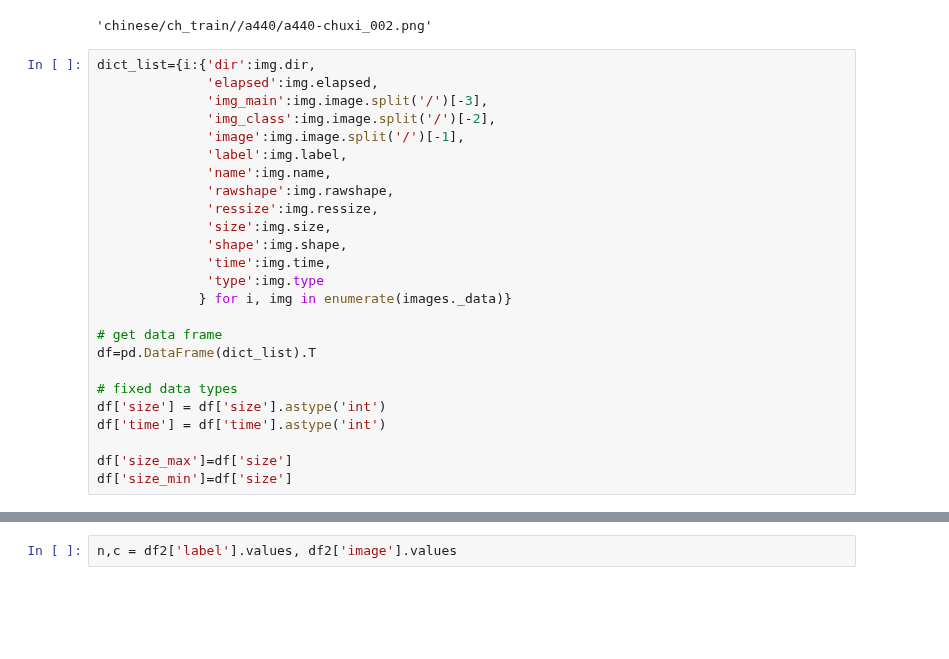
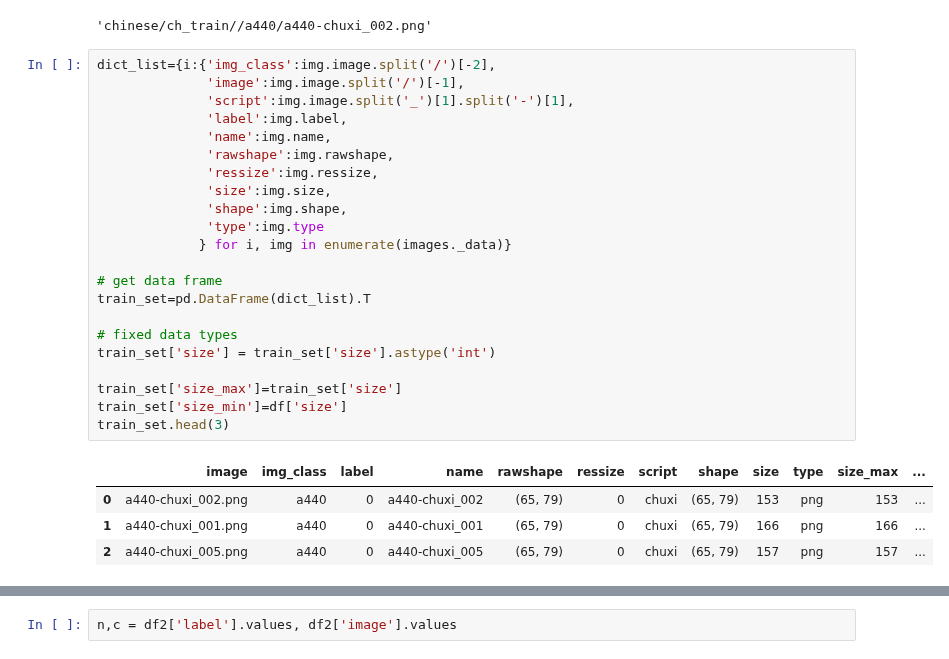
Before and after one commit to kimrharper/data_science_nltk, a Jupyter notebook: chinese_image/ryan-data.ipynb, the cells around one changed output, grey strips where cells are left out. Drawn from its saved outputs; the diff is of its cells as text; blank space fills up the shorter version.

```diff
--- a/chinese_image/ryan-data.ipynb
+++ b/chinese_image/ryan-data.ipynb
@@ -44,28 +44,30 @@ images[0].image
 # %% [output]
 'chinese/ch_train//a440/a440-chuxi_002.png'
 # %%
-dict_list={i:{'dir':img.dir,
-              'elapsed':img.elapsed,
-              'img_main':img.image.split('/')[-3],
-              'img_class':img.image.split('/')[-2],
+dict_list={i:{'img_class':img.image.split('/')[-2],
               'image':img.image.split('/')[-1],
+              'script':img.image.split('_')[1].split('-')[1],
               'label':img.label,
               'name':img.name,
               'rawshape':img.rawshape,
               'ressize':img.ressize,
               'size':img.size,
               'shape':img.shape,
-              'time':img.time,
               'type':img.type
              } for i, img in enumerate(images._data)}
 
 # get data frame
-df=pd.DataFrame(dict_list).T
+train_set=pd.DataFrame(dict_list).T
 
 # fixed data types
-df['size'] = df['size'].astype('int')
-df['time'] = df['time'].astype('int')
+train_set['size'] = train_set['size'].astype('int')
 
-df['size_max']=df['size']
-df['size_min']=df['size']
+train_set['size_max']=train_set['size']
+train_set['size_min']=df['size']
+train_set.head(3)
+# %% [output]
+|  | image | img_class | label | name | rawshape | ressize | script | shape | size | type | size_max | ... |
+| 0 | a440-chuxi_002.png | a440 | 0 | a440-chuxi_002 | (65, 79) | 0 | chuxi | (65, 79) | 153 | png | 153 | ... |
+| 1 | a440-chuxi_001.png | a440 | 0 | a440-chuxi_001 | (65, 79) | 0 | chuxi | (65, 79) | 166 | png | 166 | ... |
+| 2 | a440-chuxi_005.png | a440 | 0 | a440-chuxi_005 | (65, 79) | 0 | chuxi | (65, 79) | 157 | png | 157 | ... |
 # %%
```
Also changed, not shown: parts of 2 cells of this notebook.
